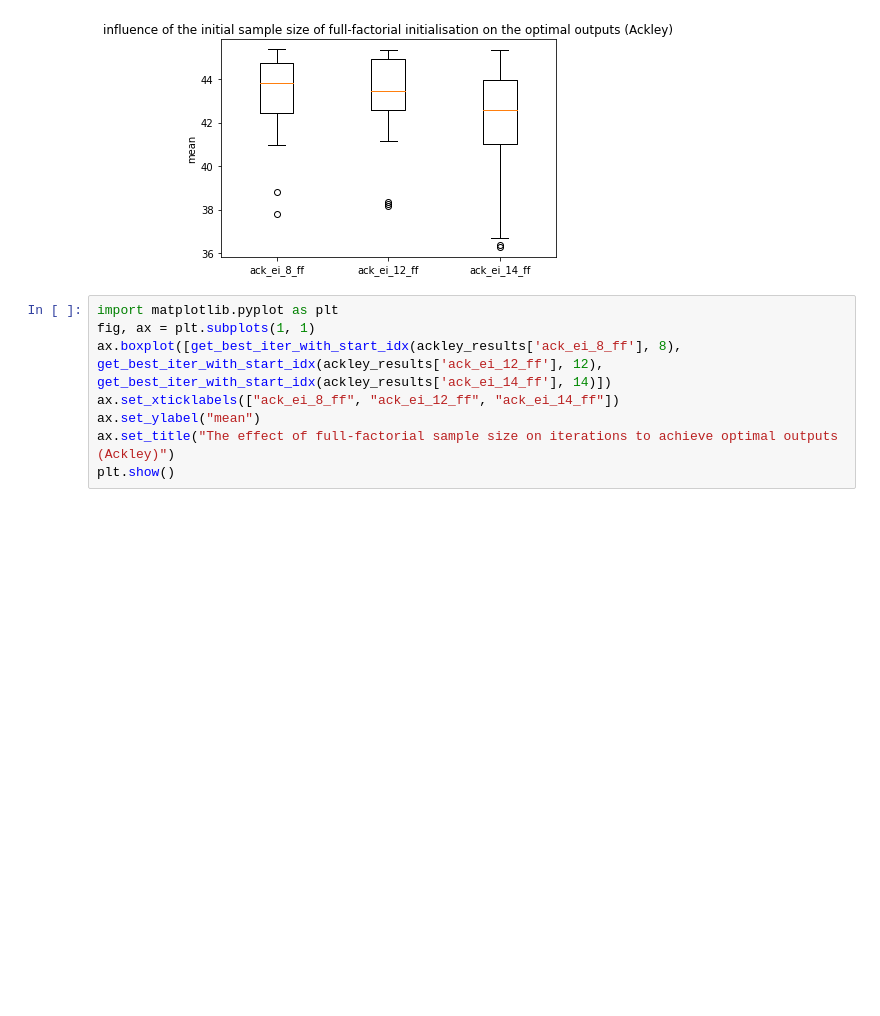
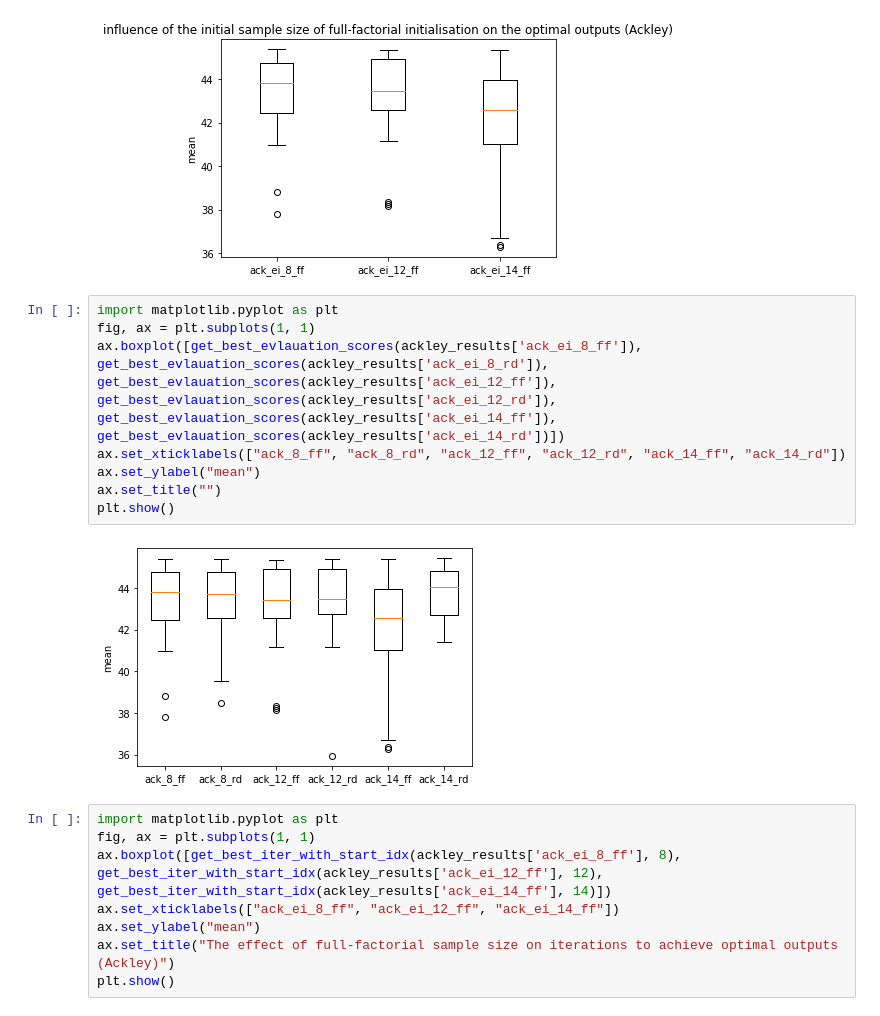
Before and after one commit to TedOiler/KURF, a Jupyter notebook: src/full_factorial_experiments_analysis.ipynb, the cells around one changed output. Drawn from its saved outputs; the diff is of its cells as text; blank space fills up the shorter version.

```diff
--- a/src/full_factorial_experiments_analysis.ipynb
+++ b/src/full_factorial_experiments_analysis.ipynb
@@ -77,6 +200,16 @@ ax.set_title("influence of the initial sample size of full-factorial initialisat
 plt.show()
 # %% [output]
 [figure]
+# %%
+import matplotlib.pyplot as plt
+fig, ax = plt.subplots(1, 1)
+ax.boxplot([get_best_evlauation_scores(ackley_results['ack_ei_8_ff']), get_best_evlauation_scores(ackley_results['ack_ei_8_rd']), get_best_evlauation_scores(ackley_results['ack_ei_12_ff']), get_best_evlauation_scores(ackley_results['ack_ei_12_rd']), get_best_evlauation_scores(ackley_results['ack_ei_14_ff']), get_best_evlauation_scores(ackley_results['ack_ei_14_rd'])])
+ax.set_xticklabels(["ack_8_ff", "ack_8_rd", "ack_12_ff", "ack_12_rd", "ack_14_ff", "ack_14_rd"])
+ax.set_ylabel("mean")
+ax.set_title("")
+plt.show()
+# %% [output]
+[figure, added]
 # %%
 import matplotlib.pyplot as plt
 fig, ax = plt.subplots(1, 1)
```
Also changed, not shown: parts of 46 cells of this notebook.
